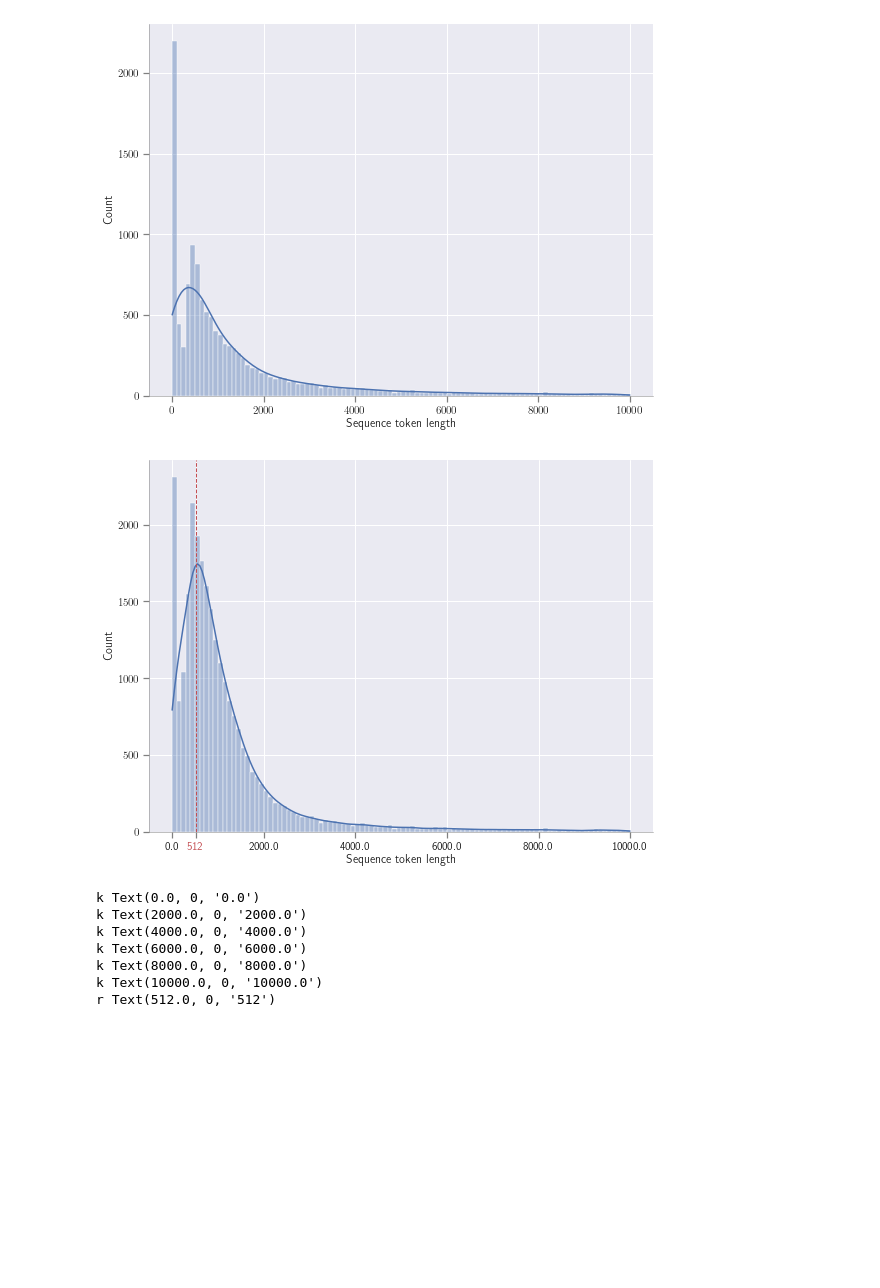
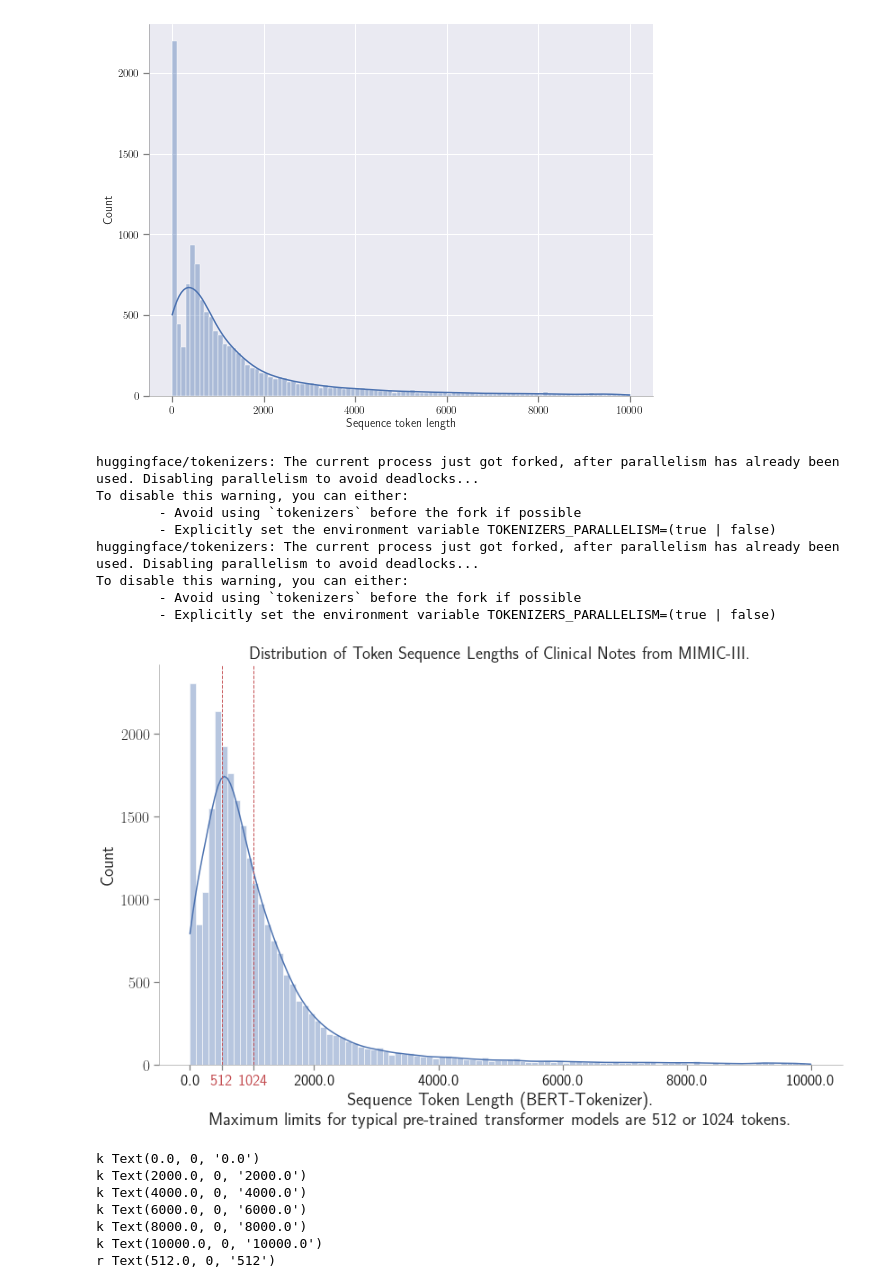
Before and after one commit to jplasser/CNEP, a Jupyter notebook: src/notebooks/compute_token_distribution_clinical_notes.ipynb, the cells around one changed output. Saved outputs shown, nothing was run; the diff lists cells and outputs as text; code cells hidden in the pictures; blank space fills up the shorter version.

Commit message:
changes in notebooks for plots, latexify new notebooks

```diff
--- a/src/notebooks/compute_token_distribution_clinical_notes.ipynb
+++ b/src/notebooks/compute_token_distribution_clinical_notes.ipynb
@@ -153,32 +153,52 @@ plt.savefig("sequence_token_length_distribution_eventnotes.pdf")
 # %% [output]
 [figure]
 # %%
-latexify()
+latexify(fig_width=12, fig_height=8, font_size=10, label_size=16, title_size=24, legend_size=11)
 limitx = 10000
-sns.set(rc = {'figure.figsize':(8,6)})
-#sns.set(font_scale=1.2)
+sns.set(rc = {'figure.figsize':(12,8)})
+sns.set(font_scale=1.6)
+sns.set_style("ticks")
+
 fig, ax = plt.subplots()
-sns.histplot(data=df[df['Sequence token length'].between(0,limitx, inclusive='left')], x="Sequence token length", binwidth=100, alpha=0.4, kde=True)
+histplt = sns.histplot(data=df[df['Sequence token length'].between(0,limitx, inclusive='left')],
+                       x="Sequence token length", binwidth=100, alpha=0.4, kde=True)
+
+histplt.set(title='Distribution of Token Sequence Lengths of Clinical Notes from MIMIC-III.')
+histplt.set_xlabel("Sequence Token Length (BERT-Tokenizer).\n Maximum limits for typical pre-trained transformer models are 512 or 1024 tokens.", fontsize = 20)
+
+# Sequence Token Length (BERT-Tokenizer).
 #ax.set_xlim(0,10000)
 #ax.set_xticks(range(0,10001,1000))
+
+
 plt.tight_layout()
 plt.axvline(512, 0, 1.0, linewidth=1, color='r', linestyle='--')
+plt.axvline(1024, 0, 1.0, linewidth=1, color='r', linestyle='--')
 
 xt = ax.get_xticks()
 xt = xt[1:-1]
 xt = np.append(xt,512)
-
+xt = np.append(xt,1024)
 xtl=xt.tolist()
-xtl[-1]="512"
+xtl[-2]="512"
+xtl[-1]="1024"
 
 ax.set_xticks(xt)
 ax.set_xticklabels(xtl)
-[t.set_color(i) for (i,t) in  zip(['k']*(len(xtl)-1) + ['r'],ax.xaxis.get_ticklabels())]
+[t.set_color(i) for (i,t) in  zip(['k']*(len(xtl)-2) + ['r']*2,ax.xaxis.get_ticklabels())]
 
 format_axes(ax)
 plt.savefig("sequence_token_length_distribution.pdf")
 # %% [output]
+huggingface/tokenizers: The current process just got forked, after parallelism has already been used. Disabling parallelism to avoid deadlocks...
+To disable this warning, you can either:
+        - Avoid using `tokenizers` before the fork if possible
+        - Explicitly set the environment variable TOKENIZERS_PARALLELISM=(true | false)
+huggingface/tokenizers: The current process just got forked, after parallelism has already been used. Disabling parallelism to avoid deadlocks...
+To disable this warning, you can either:
+        - Avoid using `tokenizers` before the fork if possible
+        - Explicitly set the environment variable TOKENIZERS_PARALLELISM=(true | false)
-[figure, old version]
+[figure, new version]
 # %%
 for (i,t) in zip(['k']*6 + ['r'],ax.xaxis.get_ticklabels()):
     print(i,t)
```
Also changed, not shown: 5 other files.
